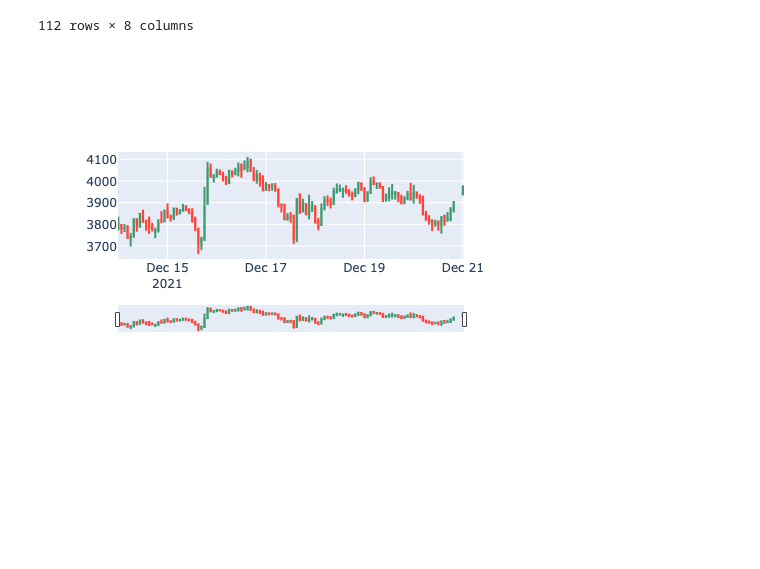
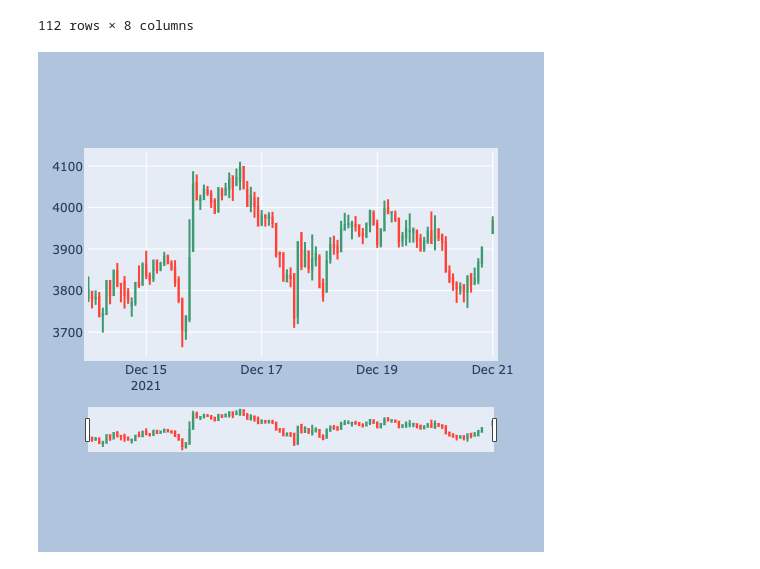
Before and after one commit to albertopuentes/small-side-projects, a Jupyter notebook: GoldenCross algo.ipynb, the cells around one changed output. Cells and saved outputs as stored; diff of their text form; code cells hidden in the pictures; blank space fills up the shorter version.

```diff
--- a/GoldenCross algo.ipynb
+++ b/GoldenCross algo.ipynb
@@ -38,18 +38,32 @@ data
 # %%
 # chart
 fig =go.Figure()
 
 #candlesticks
 fig.add_trace(go.Candlestick(x=data.index,
              open=data['Open'],
              high=data['High'],
              low=data['Low'],
              close=data['Close'], name='market data'))
 
+fig.update_layout(
+    autosize=False,
+    width=1000,
+    height=500,
+    margin=dict(
+        l=50,
+        r=50,
+        b=100,
+        t=100,
+        pad=4
+    ),
+    paper_bgcolor="LightSteelBlue",
+)
+
 #show
 fig.show()
 # %% [output]
-[figure, old version]
+[figure, new version]
 # %%
 #add moving avgs to chart
 fig.add_trace(go.Scatter(x=data.index, y=data['MA20'], line=dict(color='blue', width=1.5), name = 'Long Term MA'))
```
Also changed, not shown: parts of 2 cells of this notebook.
